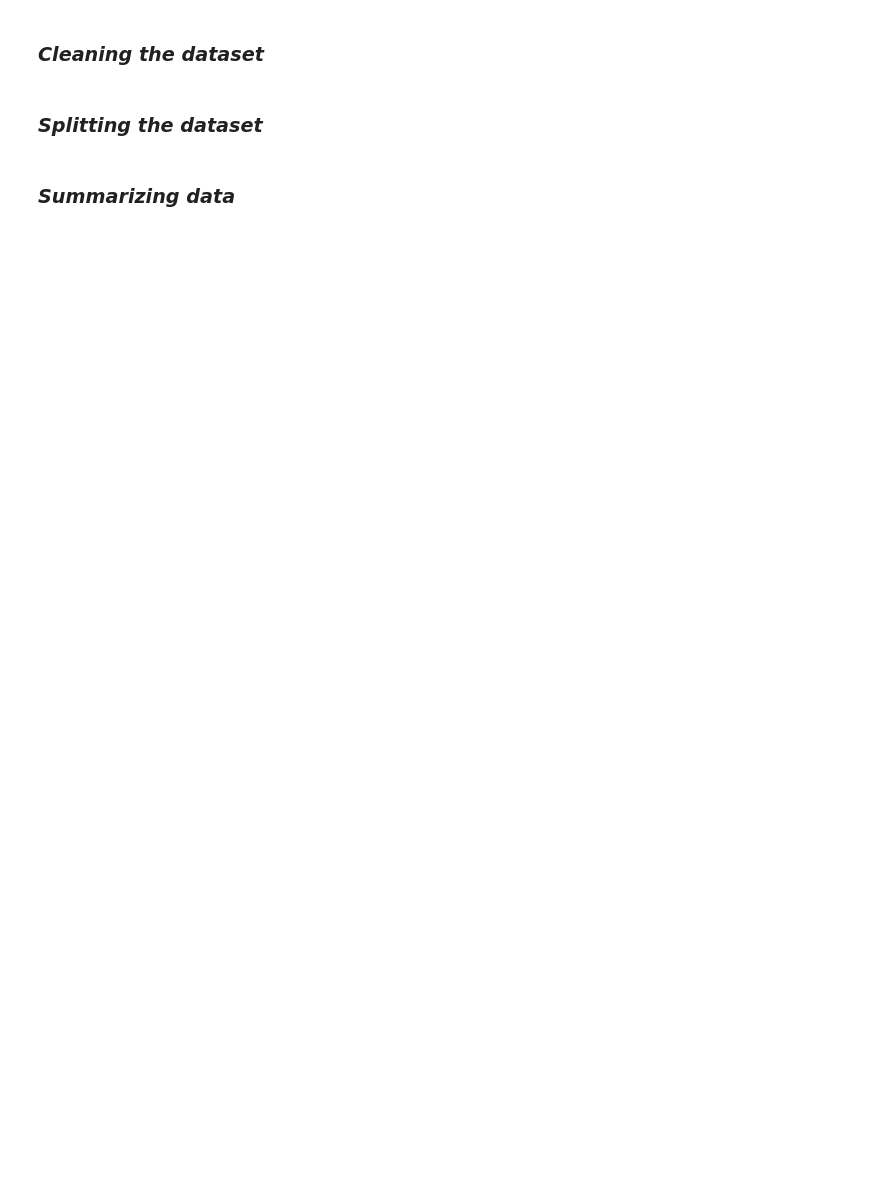
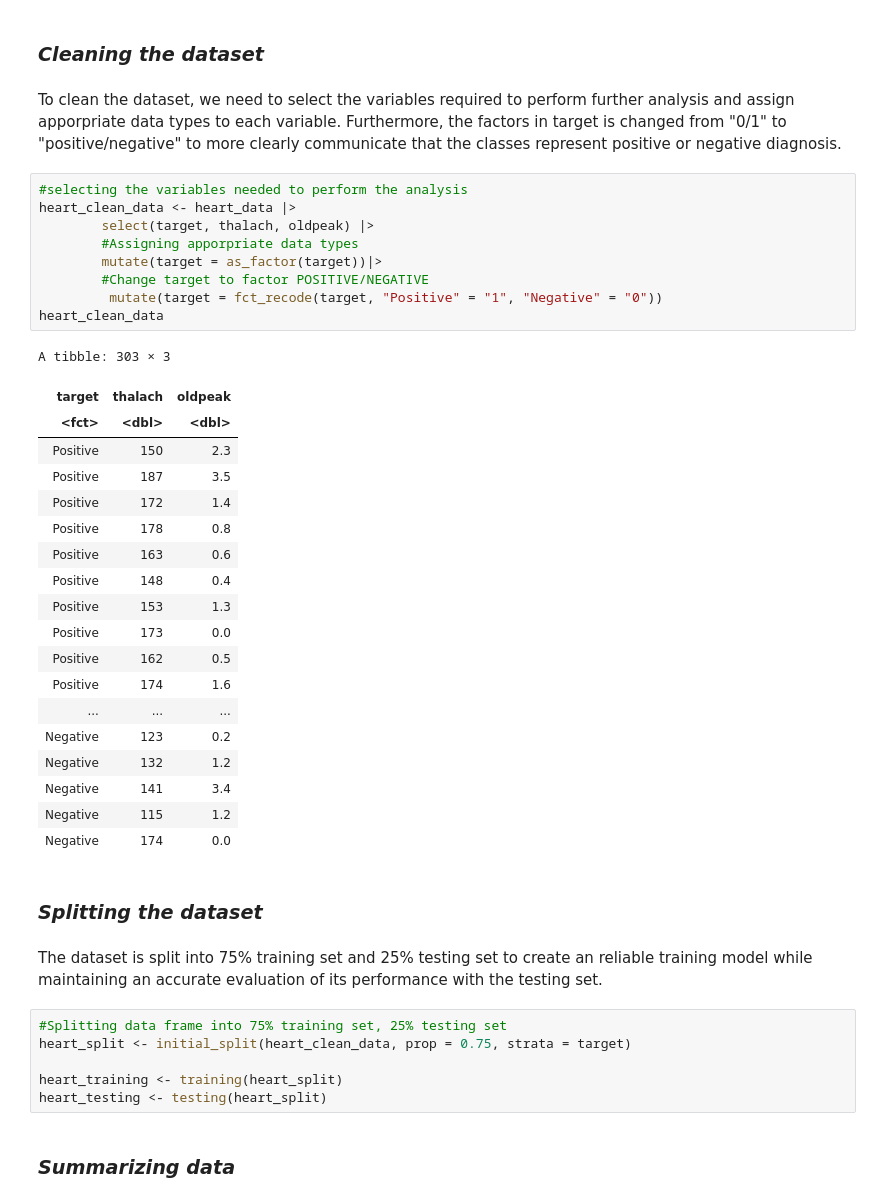
Before and after one commit to brucezhang25/DSCI100-010---26, a Jupyter notebook: GroupProjectReport.ipynb, the cells around one changed output. Saved outputs shown, nothing was run; the diff lists cells and outputs as text; blank space fills up the shorter version.

```diff
--- a/GroupProjectReport.ipynb
+++ b/GroupProjectReport.ipynb
@@ -27,6 +64,45 @@ Thus, the question being addressed is: ***Can heart disease be accurately predic
 # %% [markdown]
 ### *Cleaning the dataset*
+# %% [markdown]
+To clean the dataset, we need to select the variables required to perform further analysis and assign apporpriate data types to each variable. Furthermore, the factors in target is changed from "0/1" to "positive/negative" to more clearly communicate that the classes represent positive or negative diagnosis.
+# %%
+#selecting the variables needed to perform the analysis
+heart_clean_data <- heart_data |>
+        select(target, thalach, oldpeak) |>
+        #Assigning apporpriate data types
+        mutate(target = as_factor(target))|>
+        #Change target to factor POSITIVE/NEGATIVE
+         mutate(target = fct_recode(target, "Positive" = "1", "Negative" = "0"))
+heart_clean_data
+# %% [output]
+A tibble: 303 × 3
+| target | thalach | oldpeak |
+| <fct> | <dbl> | <dbl> |
+| Positive | 150 | 2.3 |
+| Positive | 187 | 3.5 |
+| Positive | 172 | 1.4 |
+| Positive | 178 | 0.8 |
+| Positive | 163 | 0.6 |
+| Positive | 148 | 0.4 |
+| Positive | 153 | 1.3 |
+| Positive | 173 | 0.0 |
+| Positive | 162 | 0.5 |
+| Positive | 174 | 1.6 |
+| ... | ... | ... |
+| Negative | 123 | 0.2 |
+| Negative | 132 | 1.2 |
+| Negative | 141 | 3.4 |
+| Negative | 115 | 1.2 |
+| Negative | 174 | 0.0 |
 # %% [markdown]
 ### *Splitting the dataset*
+# %% [markdown]
+The dataset is split into 75% training set and 25% testing set to create an reliable training model while maintaining an accurate evaluation of its performance with the testing set.
+# %%
+#Splitting data frame into 75% training set, 25% testing set
+heart_split <- initial_split(heart_clean_data, prop = 0.75, strata = target)
+
+heart_training <- training(heart_split)
+heart_testing <- testing(heart_split)
 # %% [markdown]
 ### *Summarizing data*
```
Also changed, not shown: parts of 15 cells of this notebook.
